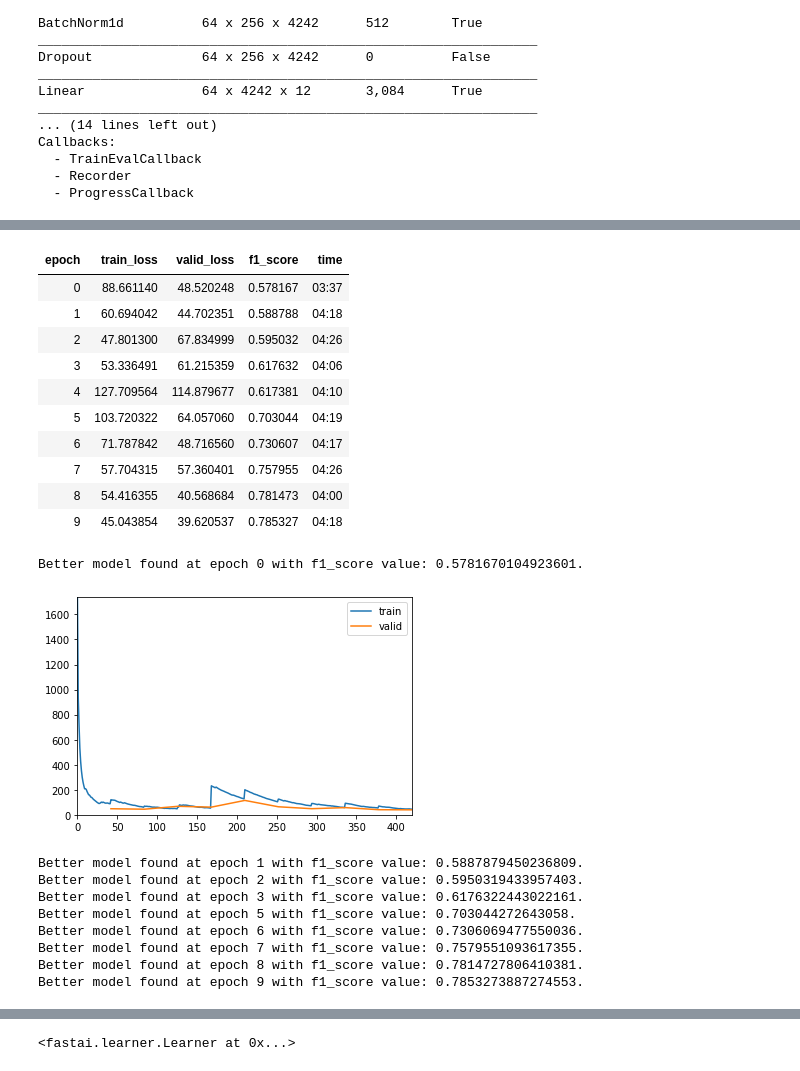
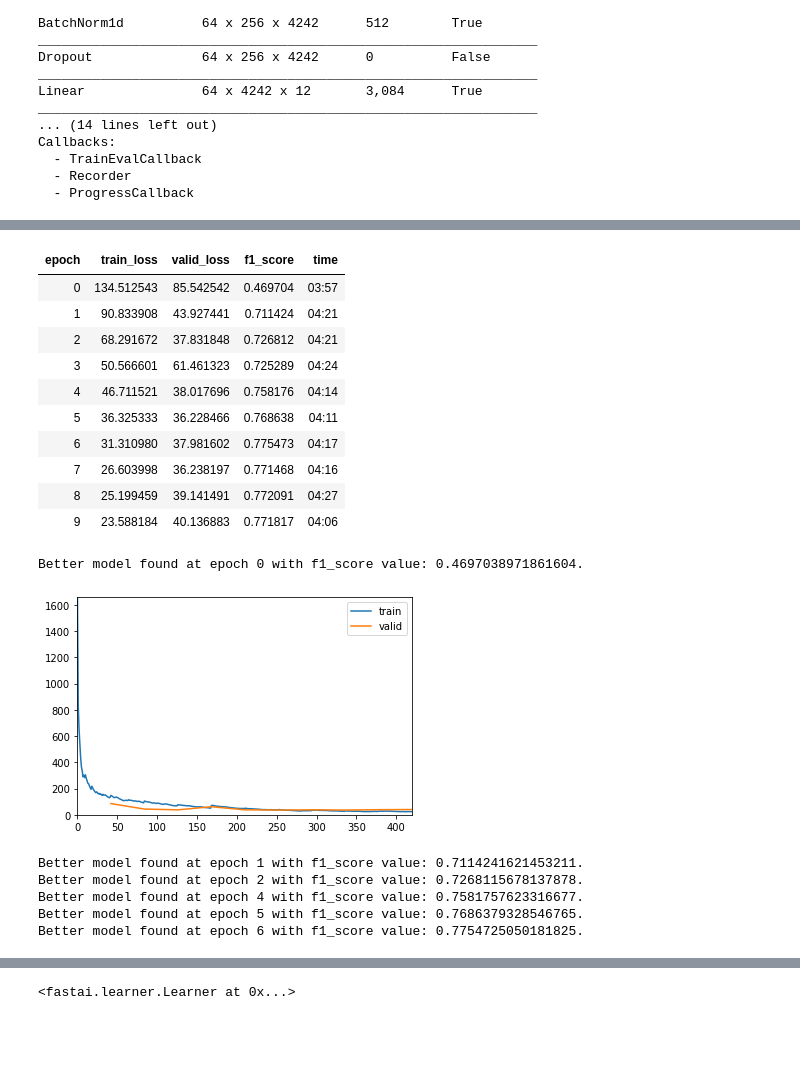
Before and after one commit to peluz/victor-visual-text, a Jupyter notebook: sequence_clf.ipynb, the cells around one changed output, grey strips where cells are left out. Saved outputs shown, nothing was run; the diff lists cells and outputs as text; code cells hidden in the pictures; blank space fills up the shorter version.

```diff
--- a/sequence_clf.ipynb
+++ b/sequence_clf.ipynb
@@ -505,27 +476,24 @@ SuggestedLRs(lr_min=0.017378008365631102, lr_steep=6.309573450380412e-07)
 learn.add_cbs([SaveModelCallback(monitor='f1_score', fname='best_lstm_crf_256'),
                                        ShowGraphCallback()])
 # %%
-learn.fit_one_cycle(10, lr_max=1e-2)
+learn.fit_one_cycle(10, lr_max=1e-3)
 # %% [output]
 | epoch | train_loss | valid_loss | f1_score | time |
-| 0 | 88.661140 | 48.520248 | 0.578167 | 03:37 |
-| 1 | 60.694042 | 44.702351 | 0.588788 | 04:18 |
-| 2 | 47.801300 | 67.834999 | 0.595032 | 04:26 |
-| 3 | 53.336491 | 61.215359 | 0.617632 | 04:06 |
-| 4 | 127.709564 | 114.879677 | 0.617381 | 04:10 |
-| 5 | 103.720322 | 64.057060 | 0.703044 | 04:19 |
-| 6 | 71.787842 | 48.716560 | 0.730607 | 04:17 |
-| 7 | 57.704315 | 57.360401 | 0.757955 | 04:26 |
-| 8 | 54.416355 | 40.568684 | 0.781473 | 04:00 |
-| 9 | 45.043854 | 39.620537 | 0.785327 | 04:18 |
+| 0 | 134.512543 | 85.542542 | 0.469704 | 03:57 |
+| 1 | 90.833908 | 43.927441 | 0.711424 | 04:21 |
+| 2 | 68.291672 | 37.831848 | 0.726812 | 04:21 |
+| 3 | 50.566601 | 61.461323 | 0.725289 | 04:24 |
+| 4 | 46.711521 | 38.017696 | 0.758176 | 04:14 |
+| 5 | 36.325333 | 36.228466 | 0.768638 | 04:11 |
+| 6 | 31.310980 | 37.981602 | 0.775473 | 04:17 |
+| 7 | 26.603998 | 36.238197 | 0.771468 | 04:16 |
+| 8 | 25.199459 | 39.141491 | 0.772091 | 04:27 |
+| 9 | 23.588184 | 40.136883 | 0.771817 | 04:06 |
-Better model found at epoch 0 with f1_score value: 0.5781670104923601.
+Better model found at epoch 0 with f1_score value: 0.4697038971861604.
-[figure, old version]
+[figure, new version]
-Better model found at epoch 1 with f1_score value: 0.5887879450236809.
-Better model found at epoch 2 with f1_score value: 0.5950319433957403.
-Better model found at epoch 3 with f1_score value: 0.6176322443022161.
-Better model found at epoch 5 with f1_score value: 0.703044272643058.
-Better model found at epoch 6 with f1_score value: 0.7306069477550036.
-Better model found at epoch 7 with f1_score value: 0.7579551093617355.
-Better model found at epoch 8 with f1_score value: 0.7814727806410381.
-Better model found at epoch 9 with f1_score value: 0.7853273887274553.
+Better model found at epoch 1 with f1_score value: 0.7114241621453211.
+Better model found at epoch 2 with f1_score value: 0.7268115678137878.
+Better model found at epoch 4 with f1_score value: 0.7581757623316677.
+Better model found at epoch 5 with f1_score value: 0.7686379328546765.
+Better model found at epoch 6 with f1_score value: 0.7754725050181825.
 # %%
```
Also changed, not shown: parts of 24 cells of this notebook, 3 other files.
